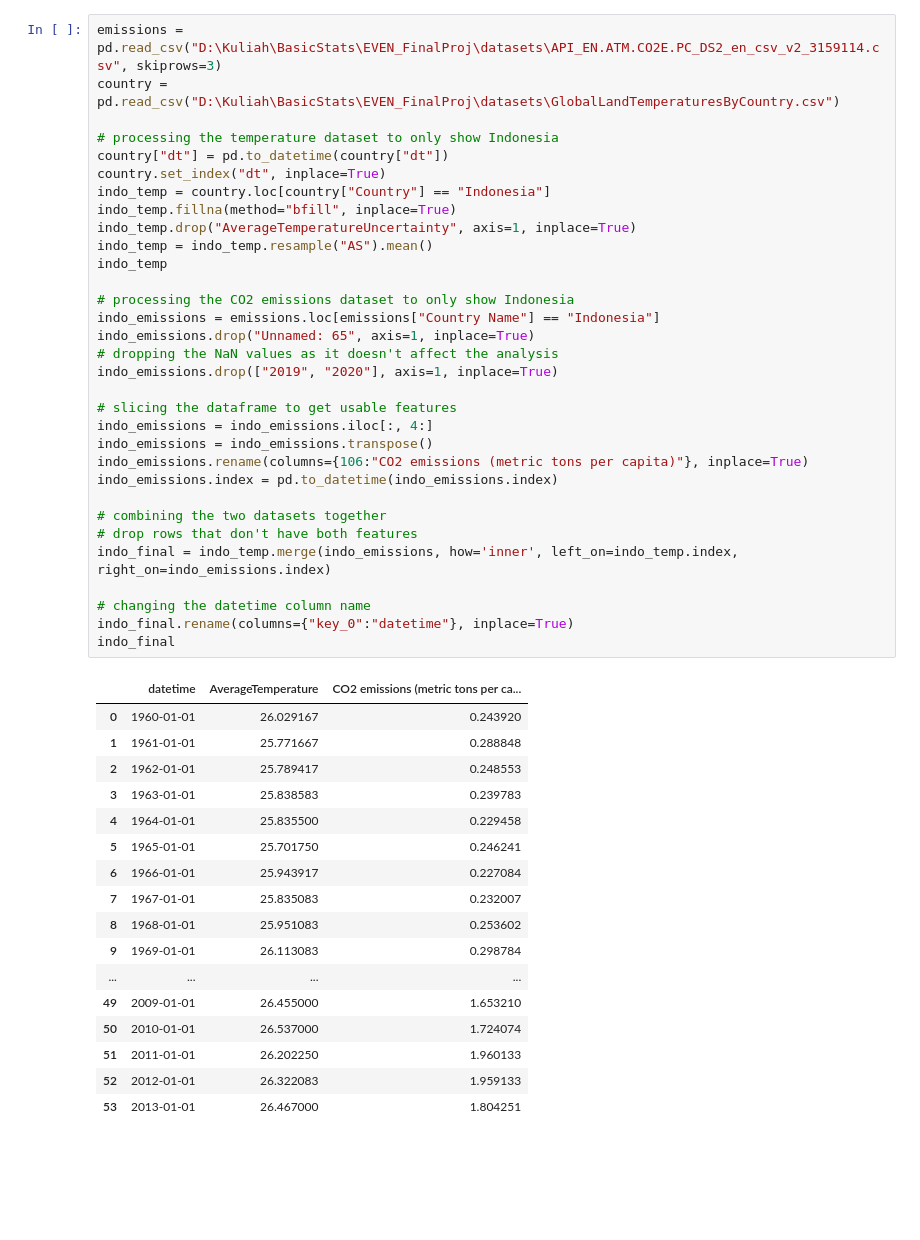
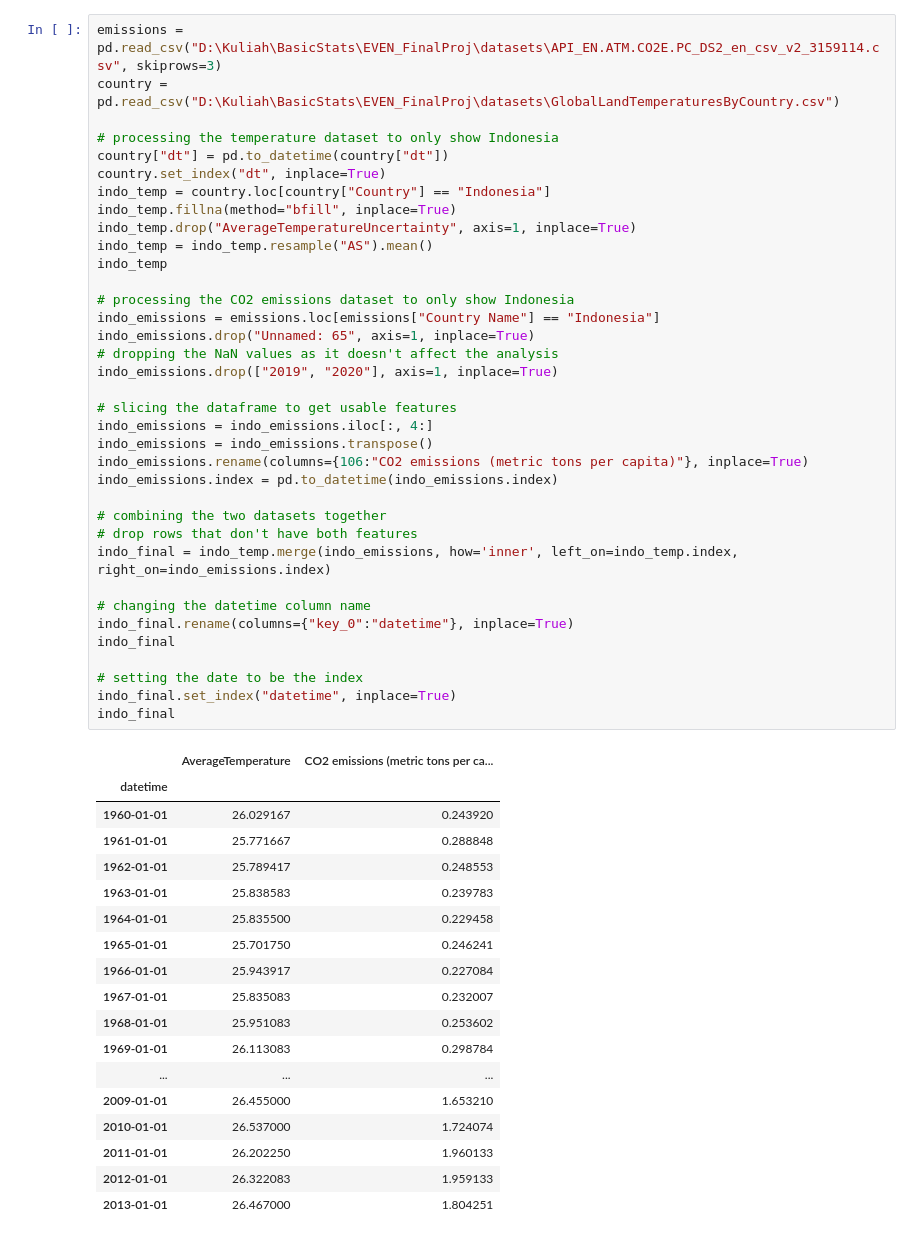
Before and after one commit to EdwardMatthew/Climate-Forecasting, a Jupyter notebook: Analysis/CO2_emissions_temp_analysis.ipynb, the cells around one changed output. Saved outputs shown, nothing was run; the diff lists cells and outputs as text; blank space fills up the shorter version.

```diff
--- a/Analysis/CO2_emissions_temp_analysis.ipynb
+++ b/Analysis/CO2_emissions_temp_analysis.ipynb
@@ -14,47 +15,52 @@ country = pd.read_csv("D:\Kuliah\BasicStats\EVEN_FinalProj\datasets\GlobalLandTe
 
 # processing the temperature dataset to only show Indonesia
 country["dt"] = pd.to_datetime(country["dt"])
 country.set_index("dt", inplace=True)
 indo_temp = country.loc[country["Country"] == "Indonesia"]
 indo_temp.fillna(method="bfill", inplace=True)
 indo_temp.drop("AverageTemperatureUncertainty", axis=1, inplace=True)
 indo_temp = indo_temp.resample("AS").mean()
 indo_temp
 
 # processing the CO2 emissions dataset to only show Indonesia
 indo_emissions = emissions.loc[emissions["Country Name"] == "Indonesia"]
 indo_emissions.drop("Unnamed: 65", axis=1, inplace=True)
 # dropping the NaN values as it doesn't affect the analysis
 indo_emissions.drop(["2019", "2020"], axis=1, inplace=True)
 
 # slicing the dataframe to get usable features
 indo_emissions = indo_emissions.iloc[:, 4:]
 indo_emissions = indo_emissions.transpose()
 indo_emissions.rename(columns={106:"CO2 emissions (metric tons per capita)"}, inplace=True)
 indo_emissions.index = pd.to_datetime(indo_emissions.index)
 
 # combining the two datasets together
 # drop rows that don't have both features
 indo_final = indo_temp.merge(indo_emissions, how='inner', left_on=indo_temp.index, right_on=indo_emissions.index)
 
 # changing the datetime column name
 indo_final.rename(columns={"key_0":"datetime"}, inplace=True)
 indo_final
+
+# setting the date to be the index
+indo_final.set_index("datetime", inplace=True)
+indo_final
 # %% [output]
-|  | datetime | AverageTemperature | CO2 emissions (metric tons per ca... |
-| 0 | 1960-01-01 | 26.029167 | 0.243920 |
-| 1 | 1961-01-01 | 25.771667 | 0.288848 |
-| 2 | 1962-01-01 | 25.789417 | 0.248553 |
-| 3 | 1963-01-01 | 25.838583 | 0.239783 |
-| 4 | 1964-01-01 | 25.835500 | 0.229458 |
-| 5 | 1965-01-01 | 25.701750 | 0.246241 |
-| 6 | 1966-01-01 | 25.943917 | 0.227084 |
-| 7 | 1967-01-01 | 25.835083 | 0.232007 |
-| 8 | 1968-01-01 | 25.951083 | 0.253602 |
-| 9 | 1969-01-01 | 26.113083 | 0.298784 |
-| ... | ... | ... | ... |
-| 49 | 2009-01-01 | 26.455000 | 1.653210 |
-| 50 | 2010-01-01 | 26.537000 | 1.724074 |
-| 51 | 2011-01-01 | 26.202250 | 1.960133 |
-| 52 | 2012-01-01 | 26.322083 | 1.959133 |
-| 53 | 2013-01-01 | 26.467000 | 1.804251 |
+|  | AverageTemperature | CO2 emissions (metric tons per ca... |
+| datetime |  |  |
+| 1960-01-01 | 26.029167 | 0.243920 |
+| 1961-01-01 | 25.771667 | 0.288848 |
+| 1962-01-01 | 25.789417 | 0.248553 |
+| 1963-01-01 | 25.838583 | 0.239783 |
+| 1964-01-01 | 25.835500 | 0.229458 |
+| 1965-01-01 | 25.701750 | 0.246241 |
+| 1966-01-01 | 25.943917 | 0.227084 |
+| 1967-01-01 | 25.835083 | 0.232007 |
+| 1968-01-01 | 25.951083 | 0.253602 |
+| 1969-01-01 | 26.113083 | 0.298784 |
+| ... | ... | ... |
+| 2009-01-01 | 26.455000 | 1.653210 |
+| 2010-01-01 | 26.537000 | 1.724074 |
+| 2011-01-01 | 26.202250 | 1.960133 |
+| 2012-01-01 | 26.322083 | 1.959133 |
+| 2013-01-01 | 26.467000 | 1.804251 |
```
Also changed, not shown: parts of 6 cells of this notebook.
